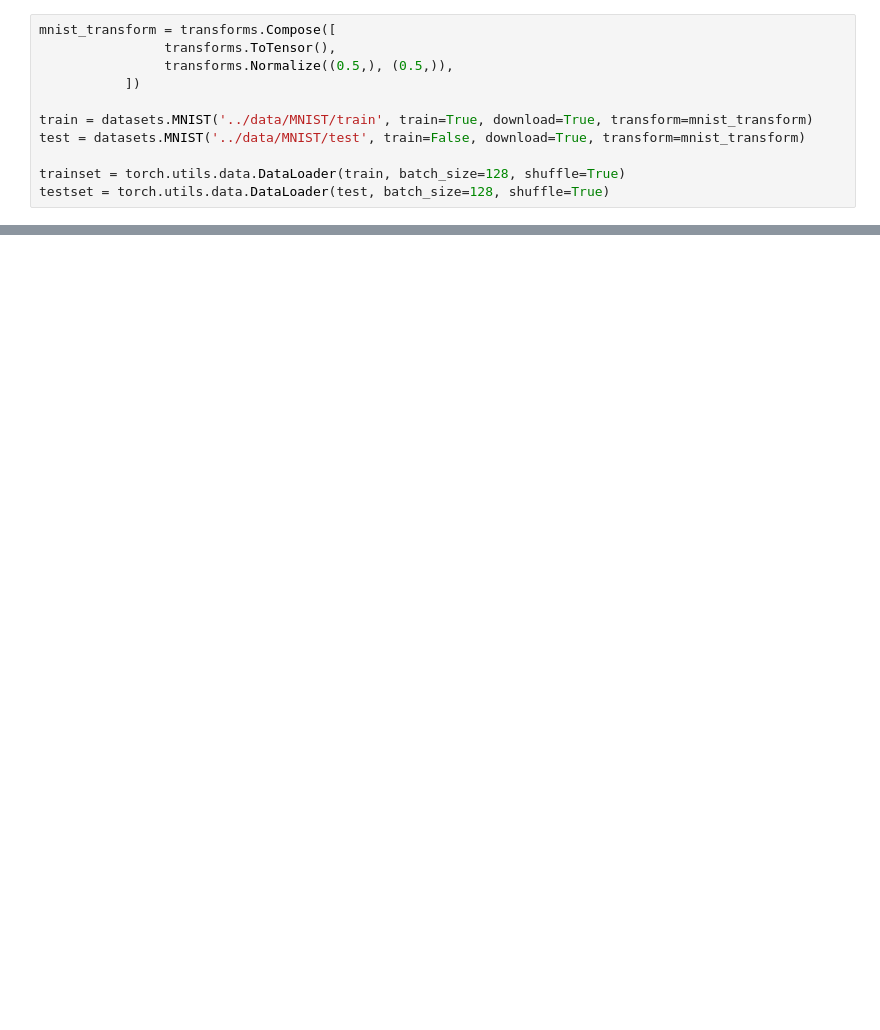
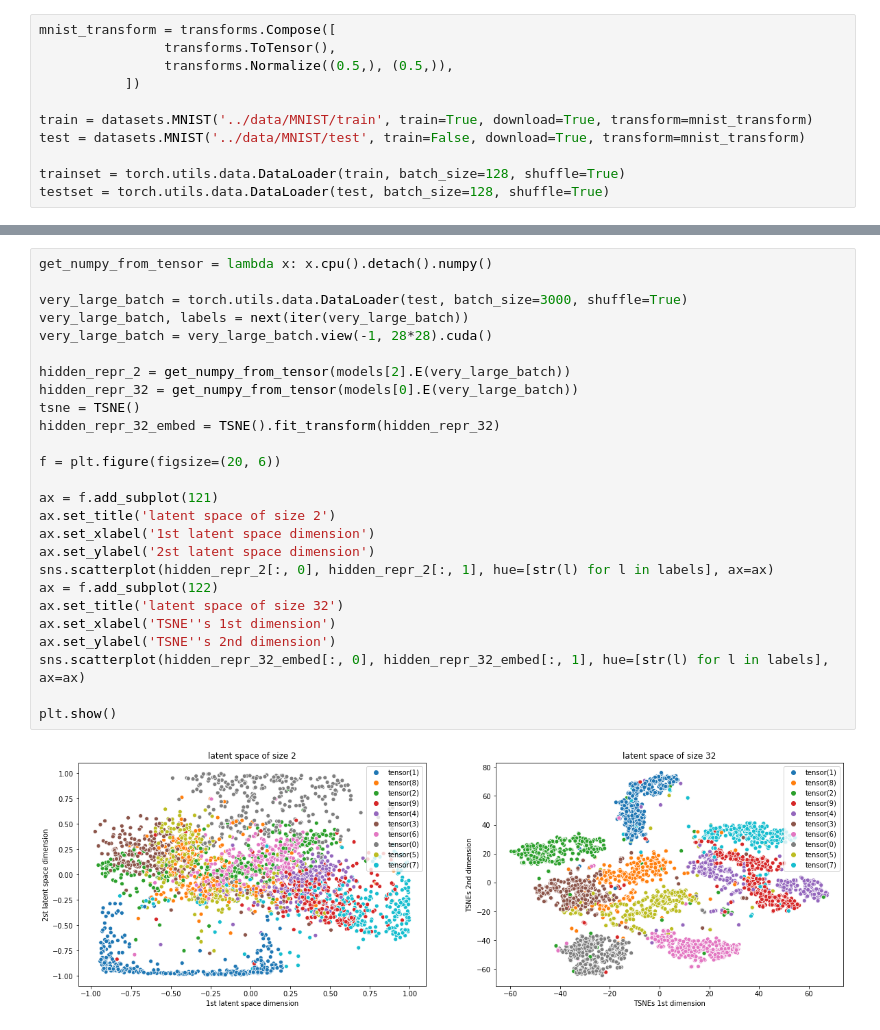
Before and after one commit to atercygnus/Otus-DeepLearningEngeneer, a Jupyter notebook: lesson9/ae_homework.ipynb, the cells around one changed output, grey strips where cells are left out. Cells and saved outputs as stored; diff of their text form; blank space fills up the shorter version.

```diff
--- a/lesson9/ae_homework.ipynb
+++ b/lesson9/ae_homework.ipynb
@@ -326,0 +193,28 @@ loss__[-1]
+# %%
+get_numpy_from_tensor = lambda x: x.cpu().detach().numpy()
+
+very_large_batch = torch.utils.data.DataLoader(test, batch_size=3000, shuffle=True)
+very_large_batch, labels = next(iter(very_large_batch))
+very_large_batch = very_large_batch.view(-1, 28*28).cuda()
+
+hidden_repr_2 = get_numpy_from_tensor(models[2].E(very_large_batch))
+hidden_repr_32 = get_numpy_from_tensor(models[0].E(very_large_batch))
+tsne = TSNE()
+hidden_repr_32_embed = TSNE().fit_transform(hidden_repr_32)
+
+f = plt.figure(figsize=(20, 6))
+
+ax = f.add_subplot(121)
+ax.set_title('latent space of size 2')
+ax.set_xlabel('1st latent space dimension')
+ax.set_ylabel('2st latent space dimension')
+sns.scatterplot(hidden_repr_2[:, 0], hidden_repr_2[:, 1], hue=[str(l) for l in labels], ax=ax)
+ax = f.add_subplot(122)
+ax.set_title('latent space of size 32')
+ax.set_xlabel('TSNE''s 1st dimension')
+ax.set_ylabel('TSNE''s 2nd dimension')
+sns.scatterplot(hidden_repr_32_embed[:, 0], hidden_repr_32_embed[:, 1], hue=[str(l) for l in labels], ax=ax)
+
+plt.show()
+# %% [output]
+[figure, added]
```
Also changed, not shown: parts of 35 cells of this notebook.
